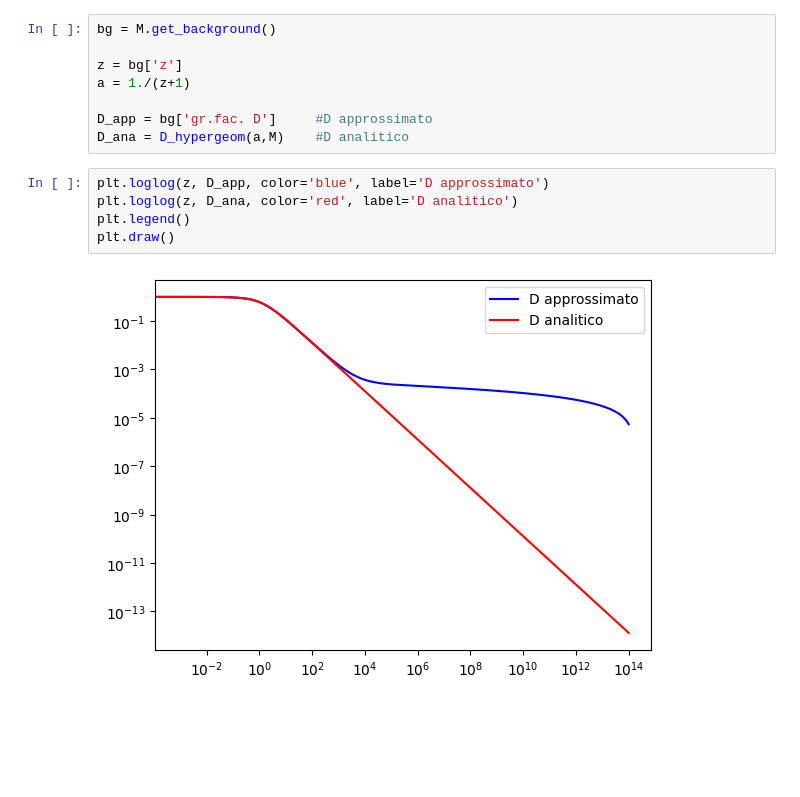
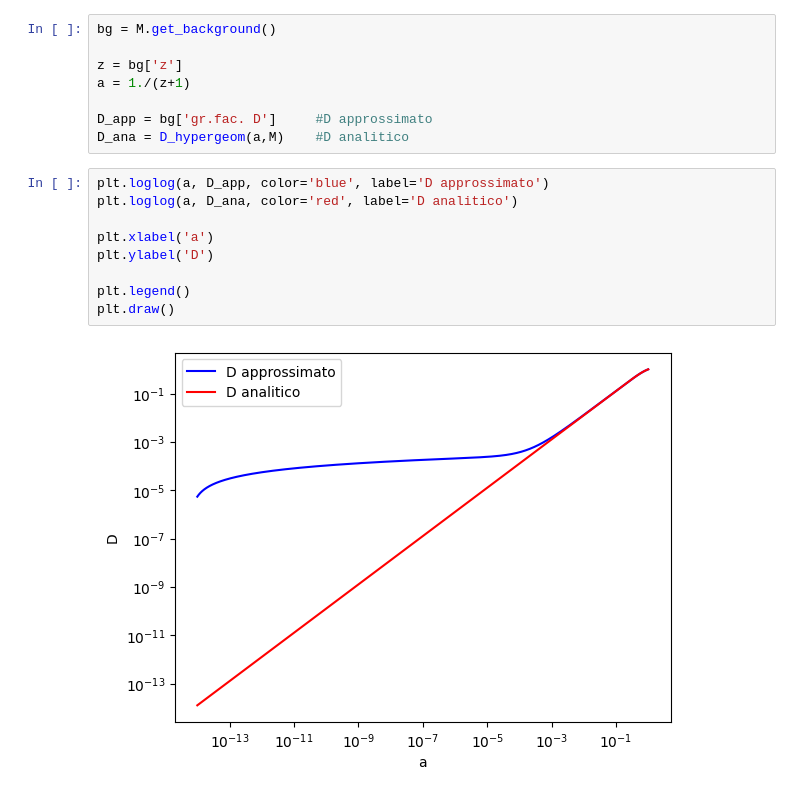
Before and after one commit to ste-cartu/Bachelor-Thesis, a Jupyter notebook: growth.ipynb, the cells around one changed output. Saved outputs shown, nothing was run; the diff lists cells and outputs as text; blank space fills up the shorter version.

```diff
--- a/growth.ipynb
+++ b/growth.ipynb
@@ -93,9 +97,13 @@ a = 1./(z+1)
 D_app = bg['gr.fac. D']     #D approssimato
 D_ana = D_hypergeom(a,M)    #D analitico
 # %%
-plt.loglog(z, D_app, color='blue', label='D approssimato')
-plt.loglog(z, D_ana, color='red', label='D analitico')
+plt.loglog(a, D_app, color='blue', label='D approssimato')
+plt.loglog(a, D_ana, color='red', label='D analitico')
+
+plt.xlabel('a')
+plt.ylabel('D')
+
 plt.legend()
 plt.draw()
 # %% [output]
-[figure, old version]
+[figure, new version]
```
Also changed, not shown: parts of 1 cell of this notebook.
